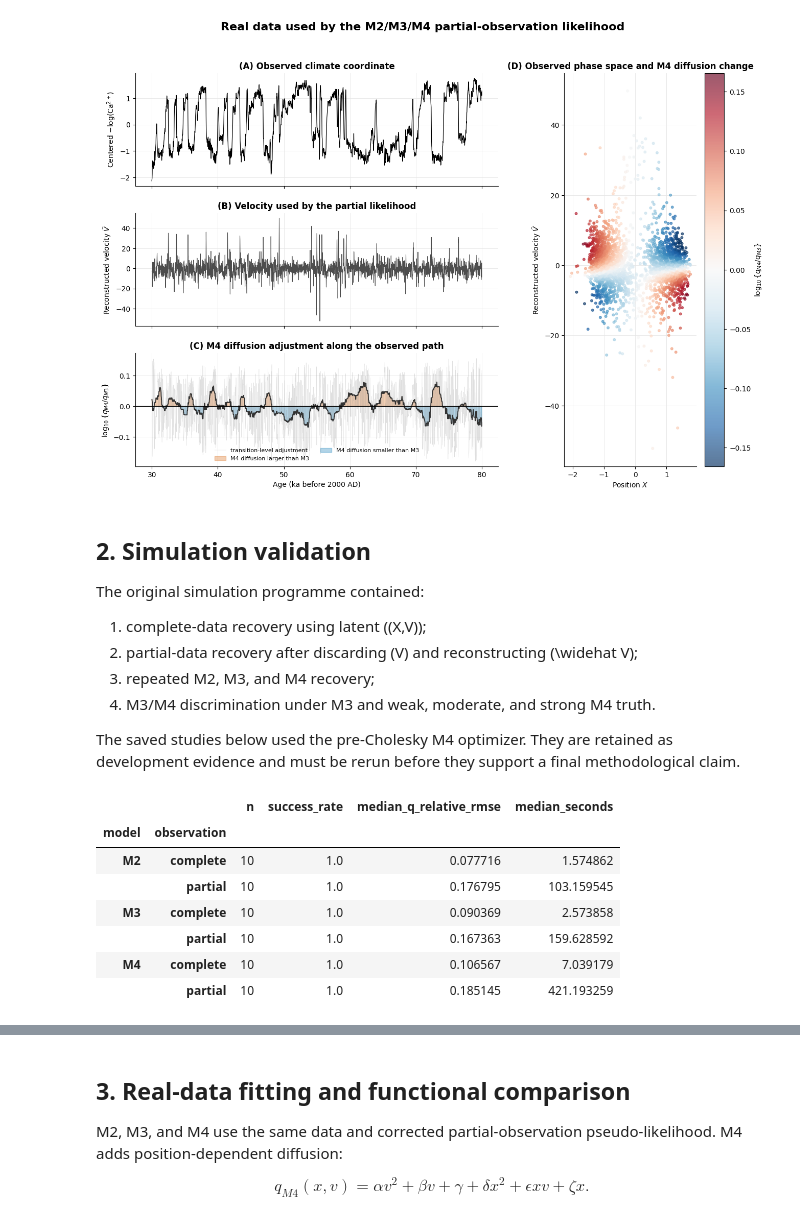
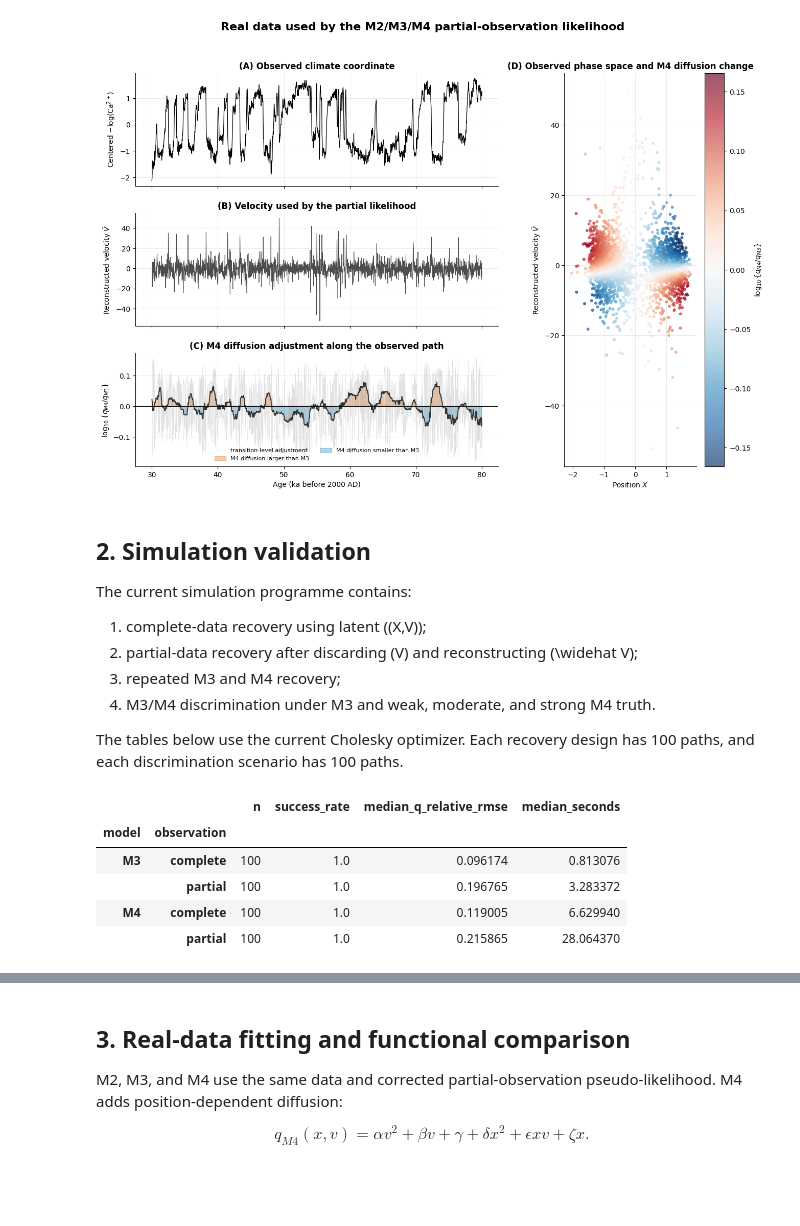
Before and after one commit to Luciferjjj/student-kramers-m4, a Jupyter notebook: notebooks/greenland_m4_analysis.ipynb, the cells around one changed output, grey strips where cells are left out. Drawn from its saved outputs; the diff is of its cells as text; code cells hidden in the pictures; blank space fills up the shorter version.

```diff
--- a/notebooks/greenland_m4_analysis.ipynb
+++ b/notebooks/greenland_m4_analysis.ipynb
@@ -85,39 +87,36 @@ plt.show()
 # %% [markdown]
 ## 2. Simulation validation
 
-The original simulation programme contained:
+The current simulation programme contains:
 
 1. complete-data recovery using latent \((X,V)\);
 2. partial-data recovery after discarding \(V\) and reconstructing
    \(\widehat V\);
-3. repeated M2, M3, and M4 recovery;
+3. repeated M3 and M4 recovery;
 4. M3/M4 discrimination under M3 and weak, moderate, and strong M4 truth.
 
-The saved studies below used the pre-Cholesky M4 optimizer. They are retained
-as development evidence and must be rerun before they support a final
-methodological claim.
+The tables below use the current Cholesky optimizer. Each recovery design has
+100 paths, and each discrimination scenario has 100 paths.
 # %%
 recovery = []
-for model in ("M2", "M3", "M4"):
-    table = pd.read_csv(DEVELOPMENT / f"{model.lower()}_recovery_study.csv")
+for model in ("M3", "M4"):
+    table = pd.read_csv(CURRENT / f"{model.lower()}_recovery_study.csv")
     table["model"] = model
     recovery.append(table)
 recovery = pd.concat(recovery, ignore_index=True)
 recovery.groupby(["model", "observation"]).agg(
     n=("success", "size"),
     success_rate=("success", "mean"),
     median_q_relative_rmse=("q_path_relative_rmse", "median"),
     median_seconds=("time_sec", "median"),
 )
 # %% [output]
 |  |  | n | success_rate | median_q_relative_rmse | median_seconds |
 | model | observation |  |  |  |  |
-| M2 | complete | 10 | 1.0 | 0.077716 | 1.574862 |
-|  | partial | 10 | 1.0 | 0.176795 | 103.159545 |
-| M3 | complete | 10 | 1.0 | 0.090369 | 2.573858 |
-|  | partial | 10 | 1.0 | 0.167363 | 159.628592 |
-| M4 | complete | 10 | 1.0 | 0.106567 | 7.039179 |
-|  | partial | 10 | 1.0 | 0.185145 | 421.193259 |
+| M3 | complete | 100 | 1.0 | 0.096174 | 0.813076 |
+|  | partial | 100 | 1.0 | 0.196765 | 3.283372 |
+| M4 | complete | 100 | 1.0 | 0.119005 | 6.629940 |
+|  | partial | 100 | 1.0 | 0.215865 | 28.064370 |
 # %%
 plot_recovery_study(
     recovery,
```
Also changed, not shown: parts of 11 cells of this notebook, 41 other files.
